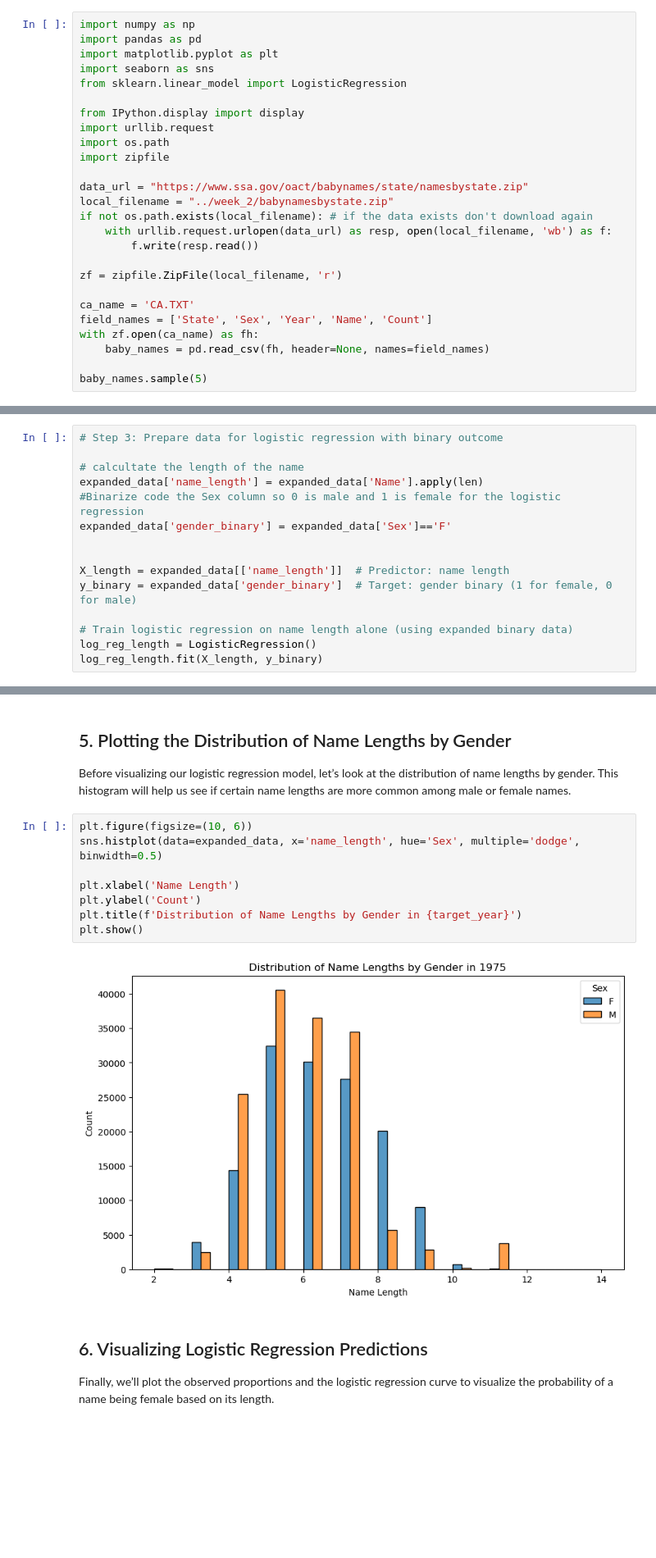
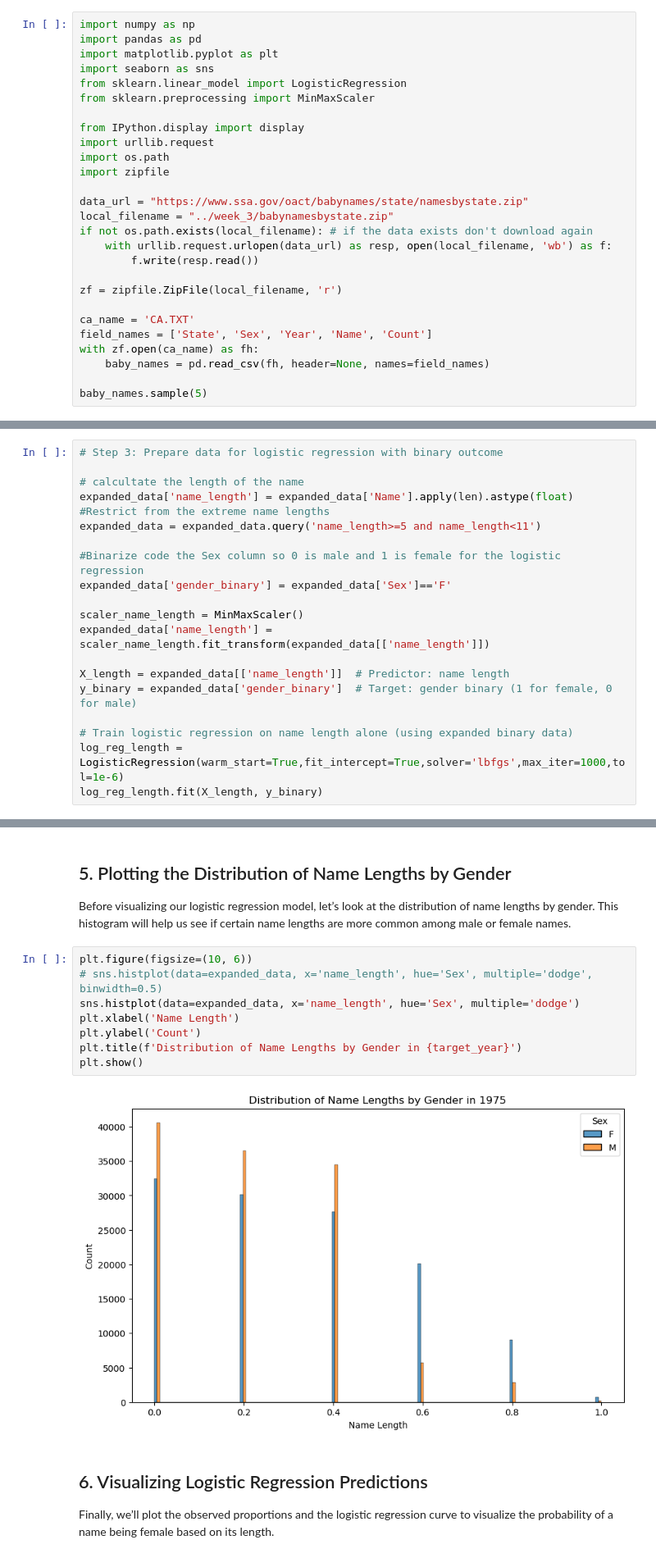
Before and after one commit to j-ales/PN4106_2025_26, a Jupyter notebook: week_8/basic_data_modeling_seaborn.ipynb, the cells around one changed output, grey strips where cells are left out. Shown at 82% size. Cells and saved outputs as stored; diff of their text form; blank space fills up the shorter version.

Commit message:
new code for graphs

```diff
--- a/week_8/basic_data_modeling_seaborn.ipynb
+++ b/week_8/basic_data_modeling_seaborn.ipynb
@@ -530,6 +579,7 @@ import pandas as pd
 import matplotlib.pyplot as plt
 import seaborn as sns
 from sklearn.linear_model import LogisticRegression
+from sklearn.preprocessing import MinMaxScaler
 
 from IPython.display import display
 import urllib.request
@@ -537,7 +587,7 @@ import os.path
 import zipfile
 
 data_url = "https://www.ssa.gov/oact/babynames/state/namesbystate.zip"
-local_filename = "../week_2/babynamesbystate.zip"
+local_filename = "../week_3/babynamesbystate.zip"
 if not os.path.exists(local_filename): # if the data exists don't download again
     with urllib.request.urlopen(data_url) as resp, open(local_filename, 'wb') as f:
         f.write(resp.read())
@@ -624,15 +674,20 @@ Next, we’ll set up our logistic regression model to predict the probability of
 # Step 3: Prepare data for logistic regression with binary outcome
 
 # calcultate the length of the name
-expanded_data['name_length'] = expanded_data['Name'].apply(len)
+expanded_data['name_length'] = expanded_data['Name'].apply(len).astype(float)
+#Restrict from the extreme name lengths
+expanded_data = expanded_data.query('name_length>=5 and name_length<11')
+
 #Binarize code the Sex column so 0 is male and 1 is female for the logistic regression
 expanded_data['gender_binary'] = expanded_data['Sex']=='F'
 
+scaler_name_length = MinMaxScaler()
+expanded_data['name_length'] = scaler_name_length.fit_transform(expanded_data[['name_length']])
 
 X_length = expanded_data[['name_length']]  # Predictor: name length
 y_binary = expanded_data['gender_binary']  # Target: gender binary (1 for female, 0 for male)
 
 # Train logistic regression on name length alone (using expanded binary data)
-log_reg_length = LogisticRegression()
+log_reg_length = LogisticRegression(warm_start=True,fit_intercept=True,solver='lbfgs',max_iter=1000,tol=1e-6)
 log_reg_length.fit(X_length, y_binary)
 # %% [output]
@@ -659,14 +716,14 @@ predicted_data = pd.DataFrame({
 Before visualizing our logistic regression model, let’s look at the distribution of name lengths by gender. This histogram will help us see if certain name lengths are more common among male or female names.
 # %%
 plt.figure(figsize=(10, 6))
-sns.histplot(data=expanded_data, x='name_length', hue='Sex', multiple='dodge', binwidth=0.5)
-
+# sns.histplot(data=expanded_data, x='name_length', hue='Sex', multiple='dodge', binwidth=0.5)
+sns.histplot(data=expanded_data, x='name_length', hue='Sex', multiple='dodge')
 plt.xlabel('Name Length')
 plt.ylabel('Count')
 plt.title(f'Distribution of Name Lengths by Gender in {target_year}')
 plt.show()
 # %% [output]
-[figure, old version]
+[figure, new version]
 # %% [markdown]
 ## 6. Visualizing Logistic Regression Predictions
 
```
Also changed, not shown: parts of 20 cells of this notebook.
